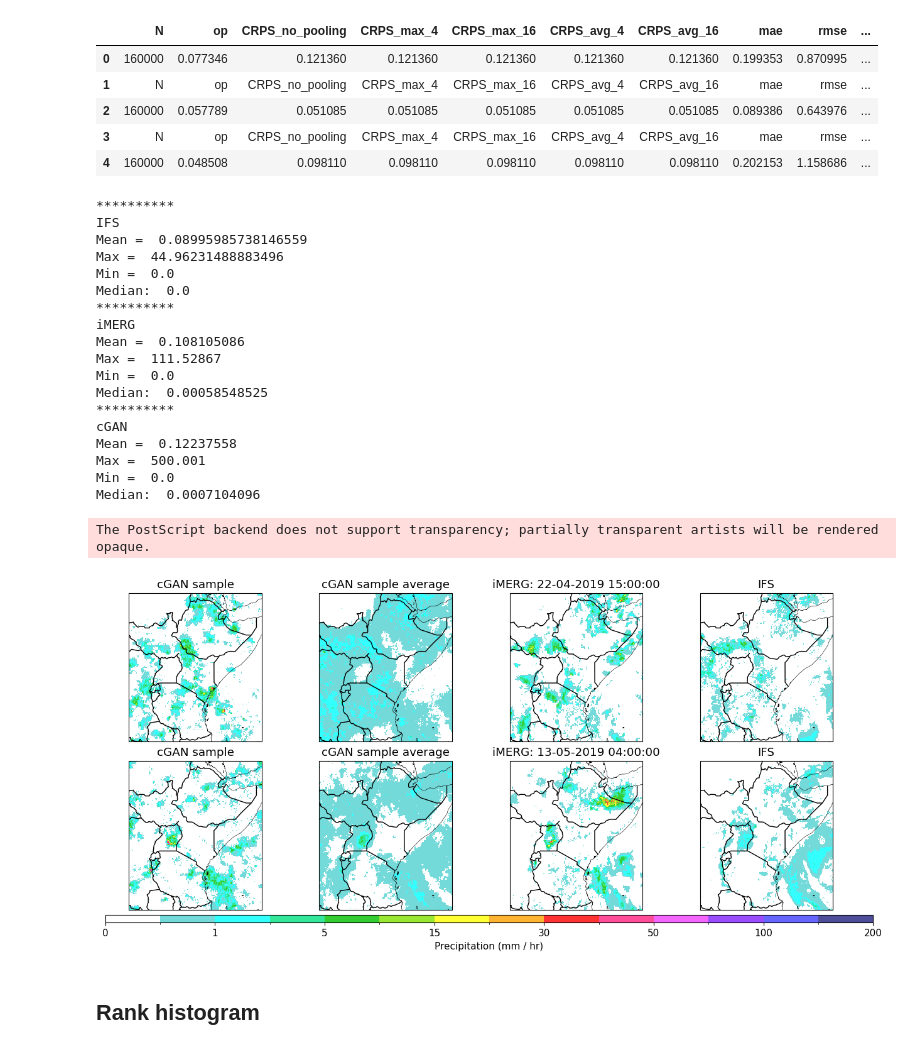
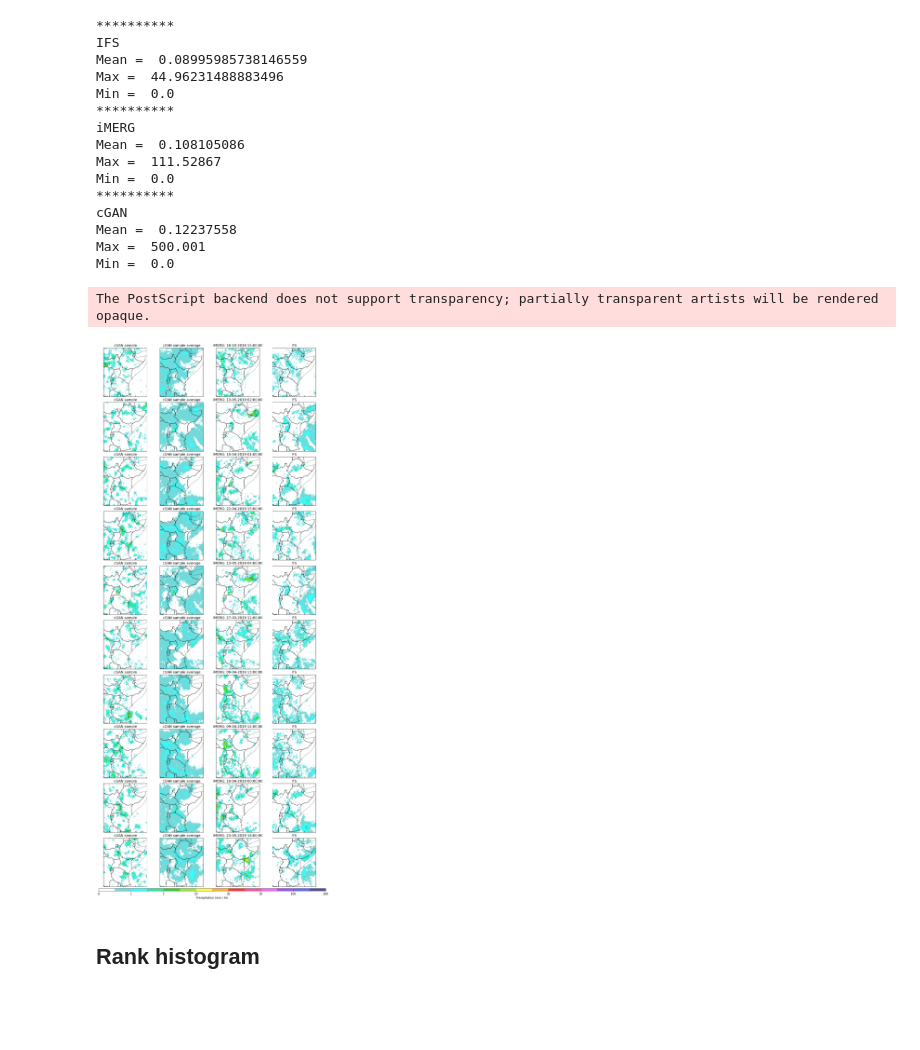
Before and after one commit to mlangguth89/downscaling-cgan, a Jupyter notebook: notebooks/plot_cgan_metrics.ipynb, the cells around one changed output. Cells and saved outputs as stored; diff of their text form; code cells hidden in the pictures; blank space fills up the shorter version.

```diff
--- a/notebooks/plot_cgan_metrics.ipynb
+++ b/notebooks/plot_cgan_metrics.ipynb
@@ -36,13 +39,6 @@ from dsrnngan.thresholded_ranks import findthresh
 # %%
-eval_df = pd.read_csv(os.path.join(log_folder, 'eval_validation.csv'))
-eval_df.head()
+# eval_df = pd.read_csv(os.path.join(log_folder, 'eval_validation.csv'))
+# eval_df.head()
-# %% [output]
-|  | N | op | CRPS_no_pooling | CRPS_max_4 | CRPS_max_16 | CRPS_avg_4 | CRPS_avg_16 | mae | rmse | ... |
-| 0 | 160000 | 0.077346 | 0.121360 | 0.121360 | 0.121360 | 0.121360 | 0.121360 | 0.199353 | 0.870995 | ... |
-| 1 | N | op | CRPS_no_pooling | CRPS_max_4 | CRPS_max_16 | CRPS_avg_4 | CRPS_avg_16 | mae | rmse | ... |
-| 2 | 160000 | 0.057789 | 0.051085 | 0.051085 | 0.051085 | 0.051085 | 0.051085 | 0.089386 | 0.643976 | ... |
-| 3 | N | op | CRPS_no_pooling | CRPS_max_4 | CRPS_max_16 | CRPS_avg_4 | CRPS_avg_16 | mae | rmse | ... |
-| 4 | 160000 | 0.048508 | 0.098110 | 0.098110 | 0.098110 | 0.098110 | 0.098110 | 0.202153 | 1.158686 | ... |
 # %%
 with np.load(os.path.join(log_folder, 'ranks-160000.npz')) as ranks_data:
     ranks_dict = dict(ranks_data.items())
@@ -76,26 +72,23 @@ for k, v in array_dict.items():
     print('Mean = ', v.mean())
     print('Max = ', v.max())
     print('Min = ', v.min())
-    print('Median: ', np.median(v))
+    # print('Median: ', np.median(v))
 # %% [output]
 **********
 IFS
 Mean =  0.08995985738146559
 Max =  44.96231488883496
 Min =  0.0
-Median:  0.0
 **********
 iMERG
 Mean =  0.108105086
 Max =  111.52867
 Min =  0.0
-Median:  0.00058548525
 **********
 cGAN
 Mean =  0.12237558
 Max =  500.001
 Min =  0.0
-Median:  0.0007104096
 # %%
 # Find dry and rainy days in sampled dataset
 means = [(n, truth_array[n,:,:].mean()) for n in range(n_samples)]
@@ -120,7 +113,7 @@ spacing = 10
 units = "Rain rate [mm h$^{-1}$]"
 precip_levels=np.arange(0, 1.5, 0.15)
 
-indexes = wet_day_indexes[3:5]
+indexes = wet_day_indexes[:10]
 num_cols = 5
 num_samples = len(indexes)
 num_rows = num_samples
@@ -157,34 +150,34 @@ for n in tqdm(range(len(indexes))):
         ax.coastlines(resolution='10m', color='black', linewidth=0.4)
         im = ax.imshow(val['data'],
                 interpolation='nearest',
                 norm=precip_norm,
                 cmap=precip_cmap,
                 origin='lower',
                 extent=[min(DEFAULT_LONGITUDE_RANGE), max(DEFAULT_LONGITUDE_RANGE),
                   min(DEFAULT_LATITUDE_RANGE), max(DEFAULT_LATITUDE_RANGE)],
                 transform=ccrs.PlateCarree(),
                 alpha=0.8)
         ax.add_feature(cfeature.BORDERS)
         ax.set_title(val['title'])
 
 # precip_cmap = ListedColormap(metpy_plots.ctables.colortables["precipitation"][:len(precip_levels)-1], 'precipitation')
 # precip_norm = BoundaryNorm(precip_levels, precip_cmap.N)
 cbar_ax = fig.add_subplot(gs[-1, :])
 # cb = mpl.colorbar.Colorbar(axd['cbar'], cmap=precip_cmap, norm=precip_norm)
 # cbar_ax = fig.add_axes([0.95, 0.0, 0.02, 0.95])
 cb = fig.colorbar(im, cax=cbar_ax, orientation='horizontal', shrink = 0.2, aspect=10,
                   )
 
 # cb.ax.set_yticks(precip_levels)
 # cb.ax.set_yticklabels(precip_levels)
 # cb.ax.tick_params(axis='both', which='major')
 cb.ax.set_xlabel("Precipitation (mm / hr)", loc='center')
 
 
 plt.savefig('cGAN_samples_IFS.eps', format='eps')
 # %% [output]
 The PostScript backend does not support transparency; partially transparent artists will be rendered opaque.
-[figure, old version]
+[figure, new version]
 # %%
 rapsd_dict = {k: v for k, v in other_metrics.items() if k.startswith('rapsd')}
 crps_dict = {k: v for k, v in other_metrics.items() if k.startswith('CRPS')}
```
Also changed, not shown: parts of 15 cells of this notebook.
